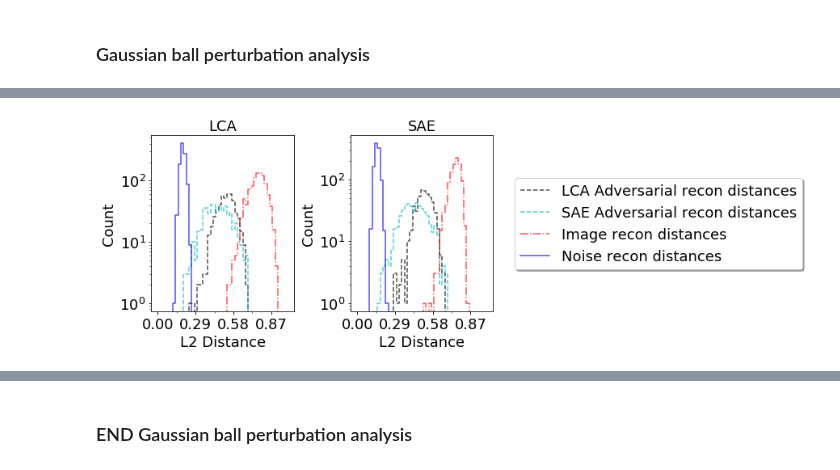
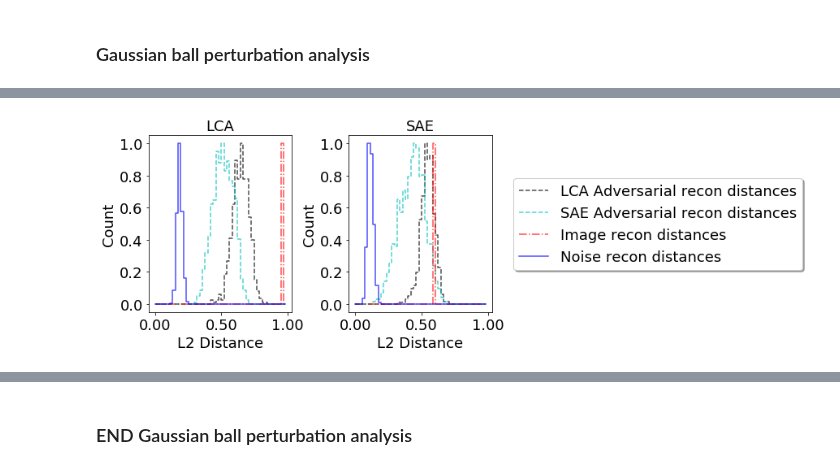
Before and after one commit to dpaiton/DeepSparseCoding, a Jupyter notebook: vis_iso_contours.ipynb, the cells around one changed output, grey strips where cells are left out. Drawn from its saved outputs; the diff is of its cells as text; code cells hidden in the pictures.

```diff
--- a/vis_iso_contours.ipynb
+++ b/vis_iso_contours.ipynb
@@ -175,0 +115,8 @@ SAE Original -> recon MSE 0.019391042007206056
+# %%
+evals_list = [analyzer.evaluate_model(stimulus_set, ["inference/activity:0", "output/reconstruction:0"])
+  for analyzer in analyzer_list]
+activations_list = [model_evals["inference/activity:0"] for model_evals in evals_list]
+recons_list = [model_evals["output/reconstruction:0"] for model_evals in evals_list]
+
+for model_name, recon in zip(model_name_list, recons_list):
+  print(model_name, "-> recon MSE", mse(stimulus_set[0], recon[0]))
@@ -215,94 +143,86 @@ sae_noise_distances = sae_rec_distances[num_adv_images+num_dataset_images:]
+# %%
+lca_lca_adv_distances = rec_distances_list[0][:num_model_adv_images]
+lca_sae_adv_distances = rec_distances_list[0][num_model_adv_images:2*num_model_adv_images]
+lca_dataset_distances = rec_distances_list[0][num_adv_images:num_adv_images+num_dataset_images]
+lca_noise_distances = rec_distances_list[0][num_adv_images+num_dataset_images:]
+
+sae_lca_adv_distances = rec_distances_list[1][:num_model_adv_images]
+sae_sae_adv_distances = rec_distances_list[1][num_model_adv_images:2*num_model_adv_images]
+sae_dataset_distances = rec_distances_list[1][num_adv_images:num_adv_images+num_dataset_images]
+sae_noise_distances = rec_distances_list[1][num_adv_images+num_dataset_images:]
 # %%
 fontsize = 18
 wspace = 0.4
 line_alpha = 0.7
 
-total_distances = lca_rec_distances + sae_rec_distances# + vae_rec_distances
-
 num_bins = 50
-min_dist = 0.0 # np.min(total_distances)
-max_dist = np.max(total_distances)+0.1
+min_dist = 0.0
+max_dist = 1.0
 bins = np.linspace(min_dist, max_dist, num_bins)
 
-fig = plt.figure(figsize=(12,4))
+fig = plt.figure(figsize=(12, 4))
 
 gs = gridspec.GridSpec(1, 3, wspace=wspace)
 
 ax = plt.subplot(gs[0])
 
-#lca_weight_rec_hist, bin_edges = np.histogram(lca_weight_distances, bins=bins)
 lca_lca_adv_rec_hist, bin_edges = np.histogram(lca_lca_adv_distances, bins=bins)
+lca_lca_adv_rec_hist = lca_lca_adv_rec_hist / np.max(lca_lca_adv_rec_hist)
+
 lca_sae_adv_rec_hist = np.histogram(lca_sae_adv_distances, bins=bins)[0]
+lca_sae_adv_rec_hist = lca_sae_adv_rec_hist / np.max(lca_sae_adv_rec_hist)
+
 lca_dataset_rec_hist = np.histogram(lca_dataset_distances, bins=bins)[0]
+lca_dataset_rec_hist = lca_dataset_rec_hist / np.max(lca_dataset_rec_hist)
+
 lca_noise_rec_hist = np.histogram(lca_noise_distances, bins=bins)[0]
+lca_noise_rec_hist = lca_noise_rec_hist / np.max(lca_noise_rec_hist)
 
 bin_left, bin_right = bin_edges[:-1], bin_edges[1:]
 bin_centers = bin_left + (bin_right - bin_left)/2
-#ax.plot(bin_left, lca_weight_rec_hist, color='k', alpha=line_alpha, linestyle=":", drawstyle="steps-mid", label="Weight recon distances")
 ax.plot(bin_left, lca_lca_adv_rec_hist, color='k', alpha=line_alpha, linestyle="--", drawstyle="steps-mid", label="LCA Adversarial recon distances")
 ax.plot(bin_left, lca_sae_adv_rec_hist, color='c', alpha=line_alpha, linestyle="--", drawstyle="steps-mid", label="SAE Adversarial recon distances")
 ax.plot(bin_left, lca_dataset_rec_hist, color='r', alpha=line_alpha, linestyle="-.", drawstyle="steps-mid", label="Image recon distances")
 ax.plot(bin_left, lca_noise_rec_hist, color='b', alpha=line_alpha, linestyle="-", drawstyle="steps-mid", label="Noise recon distances")
-#ax.set_aspect("equal")
-ax.set_xticks(bin_left[::14], minor=False)
-ax.set_xticks(bin_left[::7], minor=True)
+#ax.set_xticks(bin_left[::14], minor=False)
+#ax.set_xticks(bin_left[::7], minor=True)
 ax.xaxis.set_major_formatter(FormatStrFormatter("%0.2f"))
-ax.set_yscale("log", nonposy='clip')
 ax.set_xlabel("L2 Distance", fontsize=fontsize)
 ax.set_ylabel("Count", fontsize=fontsize)
 ax.set_title("LCA", fontsize=fontsize)
 ax.tick_params("both", labelsize=fontsize)
 
 ax = plt.subplot(gs[1])
 
-#sae_weight_rec_hist, bin_edges = np.histogram(sae_weight_distances, bins=bins)
 sae_lca_adv_rec_hist = np.histogram(sae_lca_adv_distances, bins=bins)[0]
+sae_lca_adv_rec_hist = sae_lca_adv_rec_hist / np.max(sae_lca_adv_rec_hist)
+
 sae_sae_adv_rec_hist = np.histogram(sae_sae_adv_distances, bins=bins)[0]
+sae_sae_adv_rec_hist = sae_sae_adv_rec_hist / np.max(sae_sae_adv_rec_hist)
+
 sae_dataset_rec_hist = np.histogram(sae_dataset_distances, bins=bins)[0]
+sae_dataset_rec_hist = sae_dataset_rec_hist / np.max(sae_dataset_rec_hist)
+
 sae_noise_rec_hist = np.histogram(sae_noise_distances, bins=bins)[0]
+sae_noise_rec_hist = sae_noise_rec_hist / np.max(sae_noise_rec_hist)
 
-#ax.plot(bin_left, sae_weight_rec_hist, color='k', alpha=line_alpha, linestyle=":", drawstyle="steps-mid", label="Weight recon distances")
 ax.plot(bin_left, sae_lca_adv_rec_hist, color='k', alpha=line_alpha, linestyle="--", drawstyle="steps-mid", label="LCA Adversarial recon distances")
 ax.plot(bin_left, sae_sae_adv_rec_hist, color='c', alpha=line_alpha, linestyle="--", drawstyle="steps-mid", label="SAE Adversarial recon distances")
 ax.plot(bin_left, sae_dataset_rec_hist, color='r', alpha=line_alpha, linestyle="-.", drawstyle="steps-mid", label="Image recon distances")
 ax.plot(bin_left, sae_noise_rec_hist, color='b', alpha=line_alpha, linestyle="-", drawstyle="steps-mid", label="Noise recon distances")
-#ax.set_aspect("equal")
-ax.set_xticks(bin_left[::14], minor=False)
-ax.set_xticks(bin_left[::7], minor=True)
+#ax.set_xticks(bin_left[::14], minor=False)
+#ax.set_xticks(bin_left[::7], minor=True)
 ax.xaxis.set_major_formatter(FormatStrFormatter("%0.2f"))
-ax.set_yscale("log", nonposy='clip')
 ax.set_xlabel("L2 Distance", fontsize=fontsize)
 ax.set_ylabel("Count", fontsize=fontsize)
 ax.set_title("SAE", fontsize=fontsize)
 ax.tick_params("both", labelsize=fontsize)
 
-#ax = plt.subplot(gs[2])
-
-##vae_weight_rec_hist = np.histogram(vae_rec_distances[:num_weights], bins=bins)[0]
-##vae_image_rec_hist = np.histogram(vae_rec_distances[num_weights:num_weights+num_images], bins=bins)[0]
-##vae_noise_rec_hist = np.histogram(vae_rec_distances[num_weights+num_images:], bins=bins)[0]
-#vae_image_rec_hist  = np.histogram(vae_rec_distances[:num_images], bins=bins)[0]
-#vae_noise_rec_hist = np.histogram(vae_rec_distances[num_images:], bins=bins)[0]
-#
-##ax.plot(bin_right, vae_weight_rec_hist, color='k', alpha=line_alpha, linestyle="--", drawstyle="steps-mid", label="Weight recon distances")
-#ax.plot(bin_right, vae_image_rec_hist, color='r', alpha=line_alpha, linestyle="-.", drawstyle="steps-mid", label="Image recon distances")
-#ax.plot(bin_right, vae_noise_rec_hist, color='b', alpha=line_alpha, linestyle="-", drawstyle="steps-mid", label="Noise recon distances")
-##ax.set_aspect("equal")
-#ax.set_xticks(bin_left[::14], minor=False)
-#ax.set_xticks(bin_left[::7], minor=True)
-#ax.xaxis.set_major_formatter(FormatStrFormatter("%0.2f"))
-#ax.set_xlabel("L2 Distance", fontsize=fontsize)
-#ax.set_ylabel("Count", fontsize=fontsize)
-#ax.set_yscale("log", nonposy='clip')
-#ax.set_title("VAE", fontsize=fontsize)
-#ax.tick_params("both", labelsize=fontsize)
-
 ax.legend(fontsize=fontsize, fancybox=True, shadow=True, bbox_to_anchor=(1.1, 0.8))
 
 plt.show()
 
-fig.savefig(lca_analyzer.analysis_out_dir+"/vis/network_noise_perturbation_hist.png")
-fig.savefig(sae_analyzer.analysis_out_dir+"/vis/network_noise_perturbation_hist.png")
-#fig.savefig(vae_analyzer.analysis_out_dir+"/vis/network_noise_perturbation_hist.png")
+for analyzer in analyzer_list:
+  fig.savefig(analyzer.analysis_out_dir+"/vis/network_noise_perturbation_hist.png")
 # %% [output]
-[figure, old version]
+[figure, new version]
```
Also changed, not shown: parts of 19 cells of this notebook.
